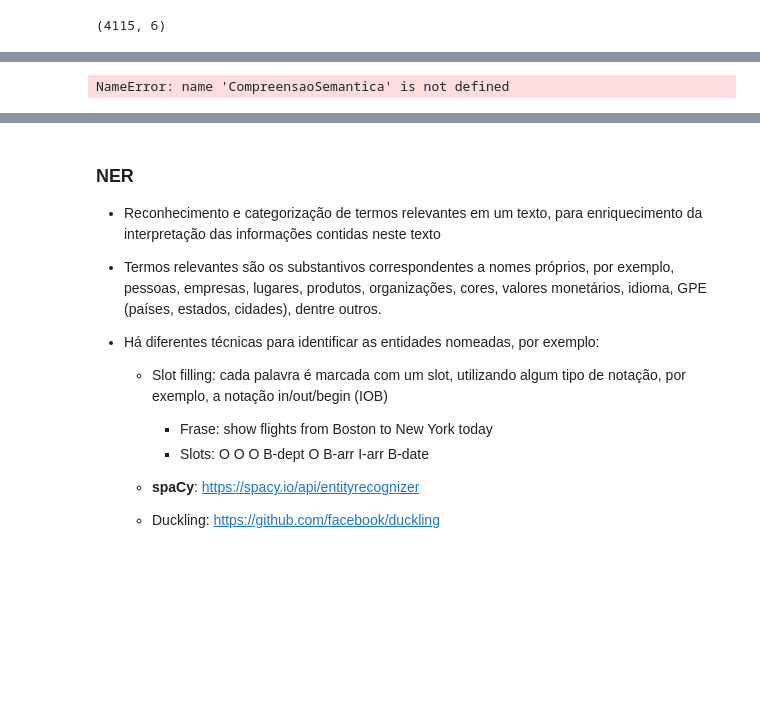
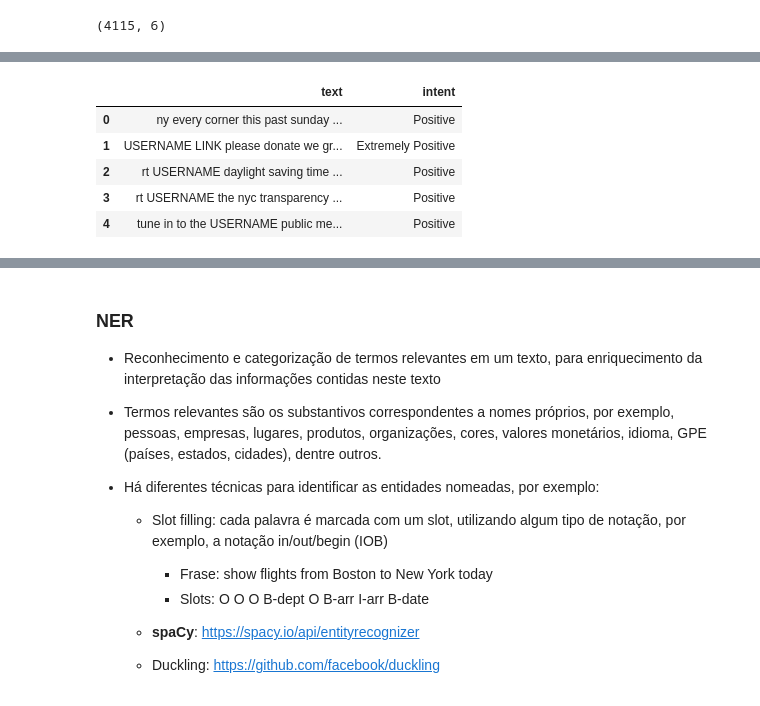
Before and after one commit to webmedia2022-nlp/course-code, a Jupyter notebook: NLP_WebMedia2022.ipynb, the cells around one changed output, grey strips where cells are left out. Drawn from its saved outputs; the diff is of its cells as text; code cells hidden in the pictures; blank space fills up the shorter version.

```diff
--- a/NLP_WebMedia2022.ipynb
+++ b/NLP_WebMedia2022.ipynb
@@ -1642,10 +1677,15 @@ SemanticComprehension().plot_confusion_matrix(np.argmax(y_test_rnn,axis=1), np.a
 <img src="figs/ir-labse-cm.png" style="float: right; zoom:22%;" />
 # %%
 # Predição de intents para os tweets coletados
-intents = SemanticComprehension().predict_intents(intent_labse_model, data['clean_text'].tolist()) ## configurado apenas para o modelo LaBSE
+intents = SemanticComprehension().predict_intents(intent_labse_model, data['clean_text'].tolist(), classes) ## configurado apenas para o modelo LaBSE
 intents.head()
 # %% [output]
-NameError: name 'CompreensaoSemantica' is not defined
+|  | text | intent |
+| 0 | ny every corner this past sunday ... | Positive |
+| 1 | USERNAME LINK please donate we gr... | Extremely Positive |
+| 2 | rt USERNAME daylight saving time ... | Positive |
+| 3 | rt USERNAME the nyc transparency ... | Positive |
+| 4 | tune in to the USERNAME public me... | Positive |
 # %% [markdown]
 ### Reconhecimento de Entidades Nomeadas (NER)
 
```
Also changed, not shown: parts of 20 cells of this notebook, 5 other files.
